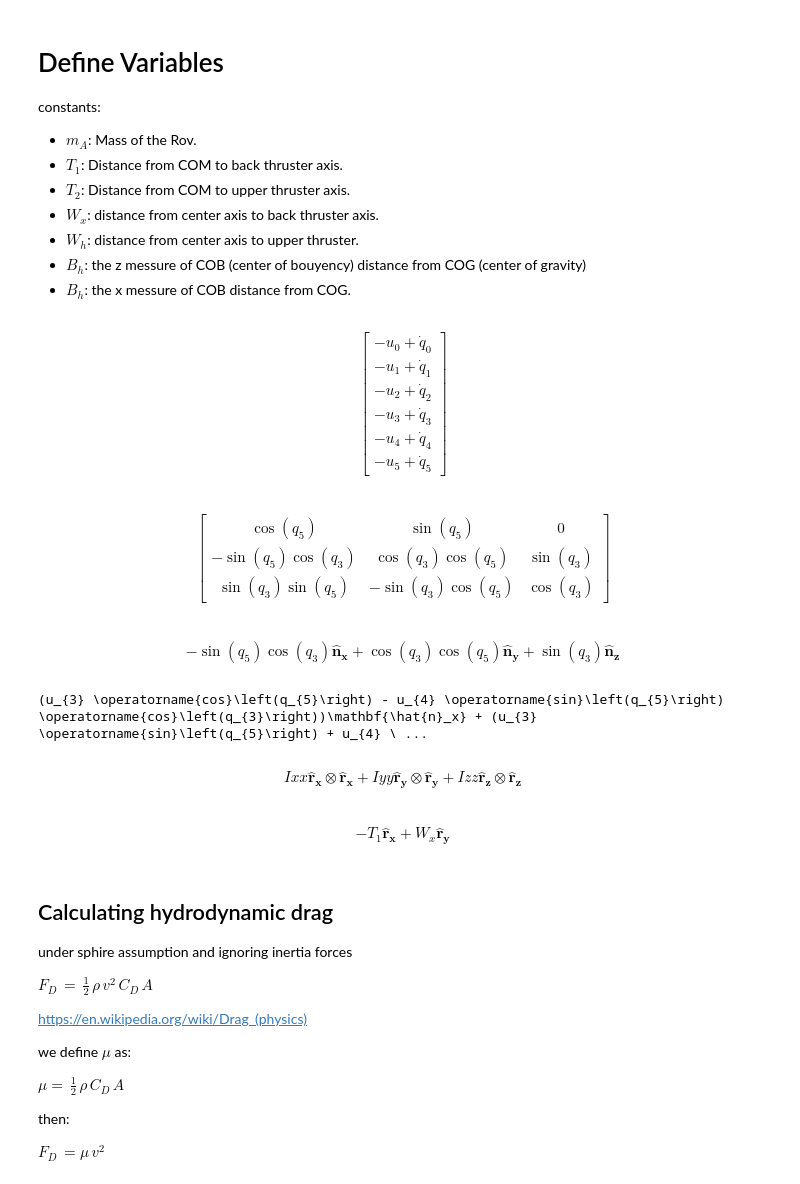
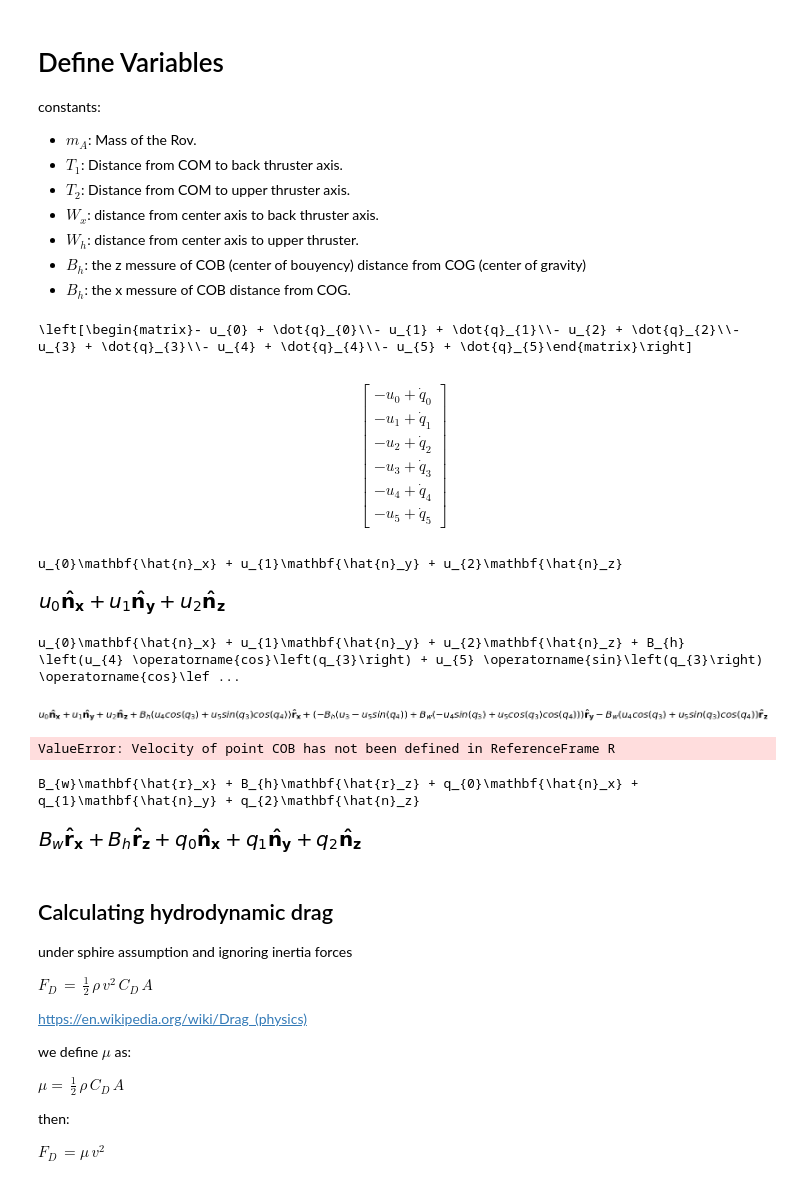
Before and after one commit to UnderwaterROV/underwaterrov, a Jupyter notebook: notebooks/openrov_sim.ipynb, the cells around one changed output. Cells and saved outputs as stored; diff of their text form; code cells hidden in the pictures.

```diff
--- a/notebooks/openrov_sim.ipynb
+++ b/notebooks/openrov_sim.ipynb
@@ -11,3 +13,7 @@ me.init_vprinting(use_latex='mathjax')
+# %%
+def mprint(d):
+    print(me.vlatex(d))
+    return d
 # %%
 SVG(filename='openrov2.svg')
 # %% [output]
@@ -40,8 +46,9 @@ u = list(me.dynamicsymbols('u0:6'))
 
 kin_diff=Matrix(q).diff()-Matrix(u)
 #print(me.vlatex(kin_diff))
-kin_diff
+mprint(kin_diff)
 # %% [output]
+\left[\begin{matrix}- u_{0} + \dot{q}_{0}\\- u_{1} + \dot{q}_{1}\\- u_{2} + \dot{q}_{2}\\- u_{3} + \dot{q}_{3}\\- u_{4} + \dot{q}_{4}\\- u_{5} + \dot{q}_{5}\end{matrix}\right]
 $$\left[\begin{matrix}- u_{0} + \dot{q}_{0}\\- u_{1} + \dot{q}_{1}\\- u_{2} + \dot{q}_{2}\\- u_{3} + \dot{q}_{3}\\- u_{4} + \dot{q}_{4}\\- u_{5} + \dot{q}_{5}\end{matrix}\right]$$
 # %%
 # Constants for the Robot Body
@@ -61,35 +68,47 @@ I = list(symbols('Ixx, Iyy, Izz'))             # Moments of inertia of body
 # %%
 # Robot Reference Frame
 Rz=N.orientnew('R_z', 'Axis', (q[3+2], N.z))
 Rz.set_ang_vel(N,u[3+2]*N.z)
 
-Rx=Rz.orientnew('R_x', 'Axis', (q[3+0], Rz.x))
-Rx.set_ang_vel(Rz,u[3+0]*Rz.x)
+Ry=Rz.orientnew('R_y', 'Axis', (q[3+1], Rz.y))
+Ry.set_ang_vel(Rz,u[3+1]*Rz.y)
 
-R=Rx.orientnew('R', 'Axis', (q[3+1], Rx.y))
-R.set_ang_vel(Rx,u[3+1]*Rx.y)
+R=Ry.orientnew('R', 'Axis', (q[3+0], Ry.x))
+R.set_ang_vel(Ry,u[3+0]*Ry.x)
 
 
 # Center of mass of body
 COM = O.locatenew('COM', q[0]*N.x + q[1]*N.y + q[2]*N.z)
 
 # Set the velocity of COM
 COM.set_vel(N, u[0]*N.x + u[1]*N.y + u[2]*N.z)
 
 #center of bouyency
 COB = COM.locatenew('COB', R.x*Bw+R.z*Bh)
 COB.v2pt_theory(COM, N, R);
-Rx.dcm(Rz)*Rz.dcm(N)
+#print(me.vlatex(R.dcm(N)))
+#mprint(Rz.ang_vel_in(N).express(N))
+#mprint(q[0]*N.x + q[1]*N.y + q[2]*N.z)
+mprint(u[0]*N.x + u[1]*N.y + u[2]*N.z)
 # %% [output]
-$$\left[\begin{matrix}\operatorname{cos}\left(q_{5}\right) & \operatorname{sin}\left(q_{5}\right) & 0\\- \operatorname{sin}\left(q_{5}\right) \operatorname{cos}\left(q_{3}\right) & \operatorname{cos}\left(q_{3}\right) \operatorname{cos}\left(q_{5}\right) & \operatorname{sin}\left(q_{3}\right)\\\operatorname{sin}\left(q_{3}\right) \operatorname{sin}\left(q_{5}\right) & - \operatorname{sin}\left(q_{3}\right) \operatorname{cos}\left(q_{5}\right) & \operatorname{cos}\left(q_{3}\right)\end{matrix}\right]$$
+u_{0}\mathbf{\hat{n}_x} + u_{1}\mathbf{\hat{n}_y} + u_{2}\mathbf{\hat{n}_z}
+[figure, added]
+# %%
+mprint(COB.vel(N))
+# %% [output]
+u_{0}\mathbf{\hat{n}_x} + u_{1}\mathbf{\hat{n}_y} + u_{2}\mathbf{\hat{n}_z} + B_{h} \left(u_{4} \operatorname{cos}\left(q_{3}\right) + u_{5} \operatorname{sin}\left(q_{3}\right) \operatorname{cos}\lef ...
+[figure, added]
 # %%
-R.y.express(N)
+R.ang_vel_in(N)
-# %% [output]
-$$-  \operatorname{sin}\left(q_{5}\right) \operatorname{cos}\left(q_{3}\right)\mathbf{\hat{n}_x} + \operatorname{cos}\left(q_{3}\right) \operatorname{cos}\left(q_{5}\right)\mathbf{\hat{n}_y} + \operatorname{sin}\left(q_{3}\right)\mathbf{\hat{n}_z}$$
-# %%
-print(me.vlatex(R.ang_vel_in(N).express(N)))
-# %% [output]
-(u_{3} \operatorname{cos}\left(q_{5}\right) - u_{4} \operatorname{sin}\left(q_{5}\right) \operatorname{cos}\left(q_{3}\right))\mathbf{\hat{n}_x} + (u_{3} \operatorname{sin}\left(q_{5}\right) + u_{4} \ ...
+# %%
+COB.vel(R)
+# %% [output]
+ValueError: Velocity of point COB has not been defined in ReferenceFrame R
+# %%
+mprint(COB.pos_from(O))
+# %% [output]
+B_{w}\mathbf{\hat{r}_x} + B_{h}\mathbf{\hat{r}_z} + q_{0}\mathbf{\hat{n}_x} + q_{1}\mathbf{\hat{n}_y} + q_{2}\mathbf{\hat{n}_z}
+[figure, added]
 # %%
 # Calculate inertia of body
 #for the products of inertia we assume symetric body => ixy=0, iyz=0, izx=0
@@ -97,8 +116,6 @@ Ib = me.inertia(R, *I , ixy=0, iyz=0, izx=0)
 # Create a rigid body object for body
 Body = me.RigidBody('Body', COM, R, m_b, (Ib, COM))
 Ib
-# %% [output]
-$$Ixx\mathbf{\hat{r}_x}\otimes \mathbf{\hat{r}_x} + Iyy\mathbf{\hat{r}_y}\otimes \mathbf{\hat{r}_y} + Izz\mathbf{\hat{r}_z}\otimes \mathbf{\hat{r}_z}$$
 # %%
 # Points of thrusters
 L1 = COM.locatenew('L_1', -R.x*T1+Wx*R.y)
@@ -110,8 +127,6 @@ L1.v2pt_theory(COM, N, R)
 L2.v2pt_theory(COM, N, R)
 L3.v2pt_theory(COM, N, R);
 -R.x*T1+Wx*R.y
-# %% [output]
-$$-  T_{1}\mathbf{\hat{r}_x} + W_{x}\mathbf{\hat{r}_y}$$
 # %% [markdown]
 ## Calculating hydrodynamic drag
 
```
Also changed, not shown: parts of 6 cells of this notebook.
